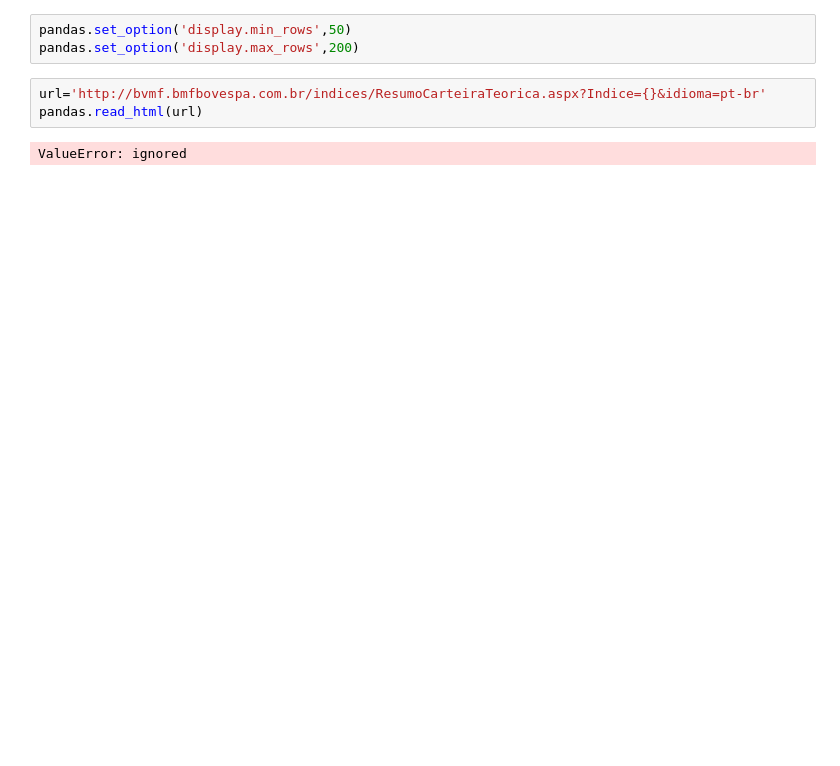
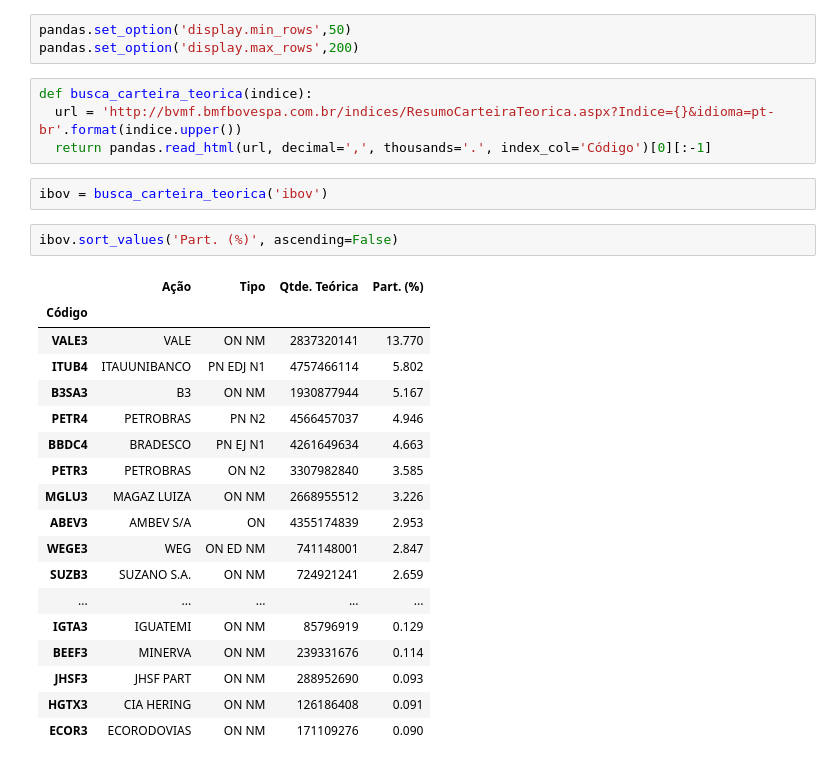
Before and after one commit to allpedroza/python-dataanalysis, a Jupyter notebook: scrapping_B3.ipynb, the cells around one changed output. Drawn from its saved outputs; the diff is of its cells as text; blank space fills up the shorter version.

```diff
--- a/scrapping_B3.ipynb
+++ b/scrapping_B3.ipynb
@@ -31,7 +27,29 @@ Successfully installed lxml-4.6.3 yfinance-0.1.59
 pandas.set_option('display.min_rows',50)
 pandas.set_option('display.max_rows',200)
 # %%
-url='http://bvmf.bmfbovespa.com.br/indices/ResumoCarteiraTeorica.aspx?Indice={}&idioma=pt-br'
-pandas.read_html(url)
+def busca_carteira_teorica(indice):
+  url = 'http://bvmf.bmfbovespa.com.br/indices/ResumoCarteiraTeorica.aspx?Indice={}&idioma=pt-br'.format(indice.upper())
+  return pandas.read_html(url, decimal=',', thousands='.', index_col='Código')[0][:-1]
-# %% [output]
-ValueError: ignored
+# %%
+ibov = busca_carteira_teorica('ibov')
+# %%
+ibov.sort_values('Part. (%)', ascending=False)
+# %% [output]
+|  | Ação | Tipo | Qtde. Teórica | Part. (%) |
+| Código |  |  |  |  |
+| VALE3 | VALE | ON NM | 2837320141 | 13.770 |
+| ITUB4 | ITAUUNIBANCO | PN EDJ N1 | 4757466114 | 5.802 |
+| B3SA3 | B3 | ON NM | 1930877944 | 5.167 |
+| PETR4 | PETROBRAS | PN N2 | 4566457037 | 4.946 |
+| BBDC4 | BRADESCO | PN EJ N1 | 4261649634 | 4.663 |
+| PETR3 | PETROBRAS | ON N2 | 3307982840 | 3.585 |
+| MGLU3 | MAGAZ LUIZA | ON NM | 2668955512 | 3.226 |
+| ABEV3 | AMBEV S/A | ON | 4355174839 | 2.953 |
+| WEGE3 | WEG | ON ED NM | 741148001 | 2.847 |
+| SUZB3 | SUZANO S.A. | ON NM | 724921241 | 2.659 |
+| ... | ... | ... | ... | ... |
+| IGTA3 | IGUATEMI | ON NM | 85796919 | 0.129 |
+| BEEF3 | MINERVA | ON NM | 239331676 | 0.114 |
+| JHSF3 | JHSF PART | ON NM | 288952690 | 0.093 |
+| HGTX3 | CIA HERING | ON NM | 126186408 | 0.091 |
+| ECOR3 | ECORODOVIAS | ON NM | 171109276 | 0.090 |
```
Also changed, not shown: parts of 4 cells of this notebook.
